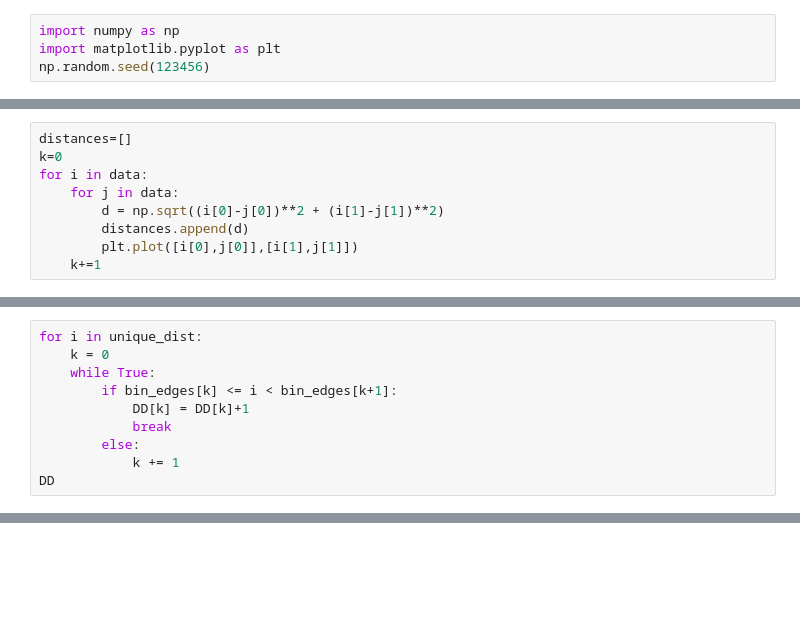
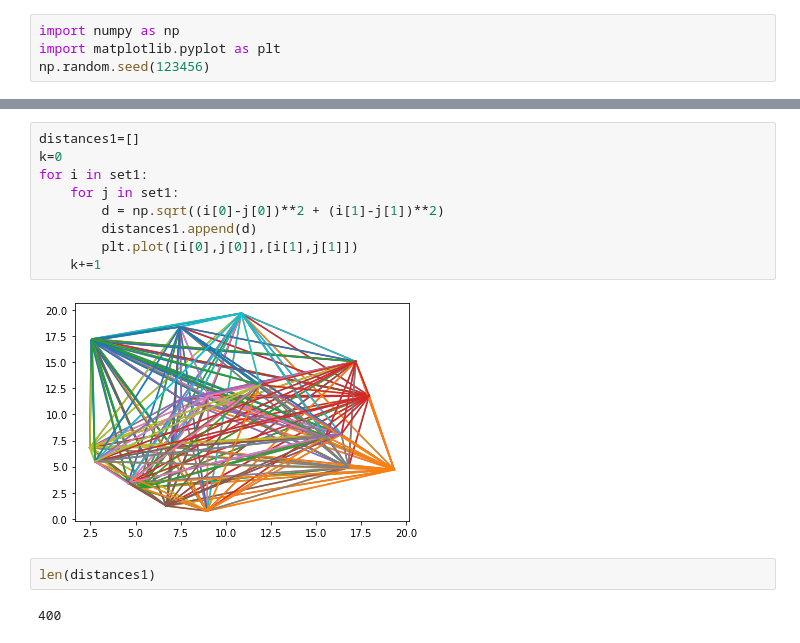
Before and after one commit to abbyw24/CFE_gradients, a Jupyter notebook: lss_data/aug21-demo-corr-func.ipynb, the cells around one changed output, grey strips where cells are left out. Saved outputs shown, nothing was run; the diff lists cells and outputs as text; blank space fills up the shorter version.

```diff
--- a/lss_data/aug21-demo-corr-func.ipynb
+++ b/lss_data/aug21-demo-corr-func.ipynb
@@ -29,9 +4,0 @@ k=0
-# %%
-distances=[]
-k=0
-for i in data:
-    for j in data:
-        d = np.sqrt((i[0]-j[0])**2 + (i[1]-j[1])**2)
-        distances.append(d)
-        plt.plot([i[0],j[0]],[i[1],j[1]])
-    k+=1
@@ -70,10 +4,0 @@ DD = np.zeros(4)
-# %%
-for i in unique_dist:
-    k = 0
-    while True:
-        if bin_edges[k] <= i < bin_edges[k+1]:
-            DD[k] = DD[k]+1
-            break
-        else:
-            k += 1
-DD
@@ -96,0 +50,15 @@ _ = plt.hist(DD)
+# %%
+distances1=[]
+k=0
+for i in set1:
+    for j in set1:
+        d = np.sqrt((i[0]-j[0])**2 + (i[1]-j[1])**2)
+        distances1.append(d)
+        plt.plot([i[0],j[0]],[i[1],j[1]])
+    k+=1
+# %% [output]
+[figure, added]
+# %%
+len(distances1)
+# %% [output]
+400
```
Also changed, not shown: parts of 38 cells of this notebook, 2 other files.
